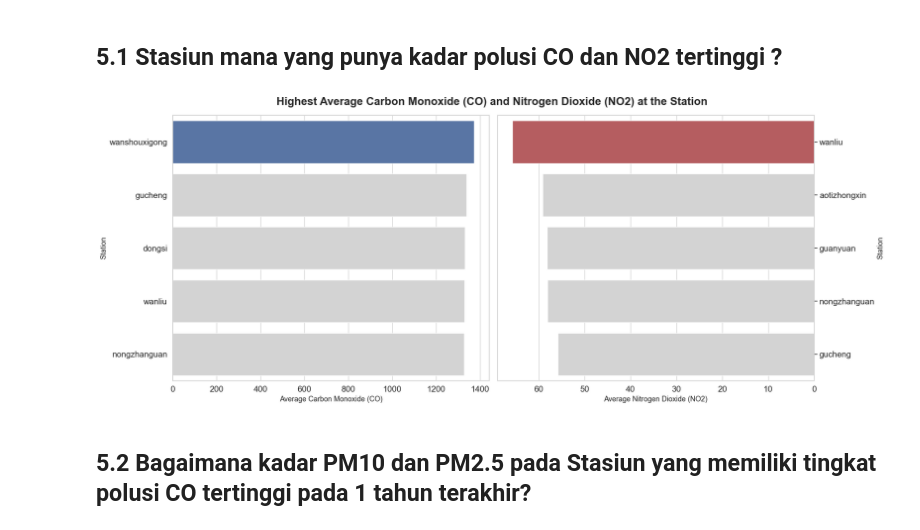
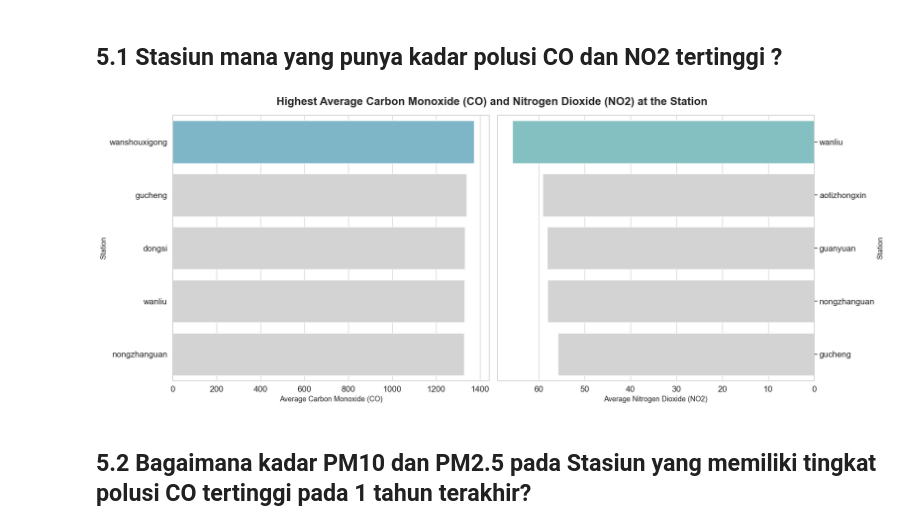
Before and after one commit to Awangnugrawan/Air-Quality-Dashboard, a Jupyter notebook: notebook.ipynb, the cells around one changed output. Saved outputs shown, nothing was run; the diff lists cells and outputs as text; code cells hidden in the pictures.

```diff
--- a/notebook.ipynb
+++ b/notebook.ipynb
@@ -955,33 +949,33 @@ wanshouxigong 1373.618569 55.495402
 # %%
 # Set style
 sns.set(style="whitegrid")
 
 # Data Preparation
 fig, ax = plt.subplots(nrows=1, ncols=2, figsize=(20, 8))
 
 # Bar Plot for CO Mean
-sns.barplot(x="CO mean", y="station", data=sorted_mean_CO_df.head(), ax=ax[0], palette=["b", "#D3D3D3", "#D3D3D3", "#D3D3D3", "#D3D3D3"])
+sns.barplot(x="CO mean", y="station", data=sorted_mean_CO_df.head(), ax=ax[0], palette=["#72BCD4", "#D3D3D3", "#D3D3D3", "#D3D3D3", "#D3D3D3"])
 ax[0].set_ylabel("Station", fontsize=13)
 ax[0].set_xlabel("Average Carbon Monoxide (CO)", fontsize=13)
 ax[0].tick_params(axis='both', labelsize=15)
 
 # Bar Plot for NO2 Mean
-sns.barplot(x="NO2 mean", y="station", data=sorted_mean_NO2_df.head(), ax=ax[1], palette=["r", "#D3D3D3", "#D3D3D3", "#D3D3D3", "#D3D3D3"])
+sns.barplot(x="NO2 mean", y="station", data=sorted_mean_NO2_df.head(), ax=ax[1], palette=["#7ACACB", "#D3D3D3", "#D3D3D3", "#D3D3D3", "#D3D3D3"])
 ax[1].set_ylabel("Station", fontsize=13)
 ax[1].set_xlabel("Average Nitrogen Dioxide (NO2)", fontsize=13)
 ax[1].tick_params(axis='both', labelsize=15)
 ax[1].invert_xaxis()
 ax[1].yaxis.set_label_position("right")
 ax[1].yaxis.tick_right()
 
 # Overall Title
 plt.suptitle("Highest Average Carbon Monoxide (CO) and Nitrogen Dioxide (NO2) at the Station", fontsize=20, weight='bold')
 plt.tight_layout()
 
 
 plt.show()
 # %% [output]
-[figure, old version]
+[figure, new version]
 # %% [markdown]
 ## 5.2 Bagaimana kadar PM10 dan PM2.5 pada Stasiun yang memiliki tingkat polusi CO tertinggi pada 1 tahun terakhir?
 # %% [markdown]
```
Also changed, not shown: parts of 4 cells of this notebook, 3 other files.
